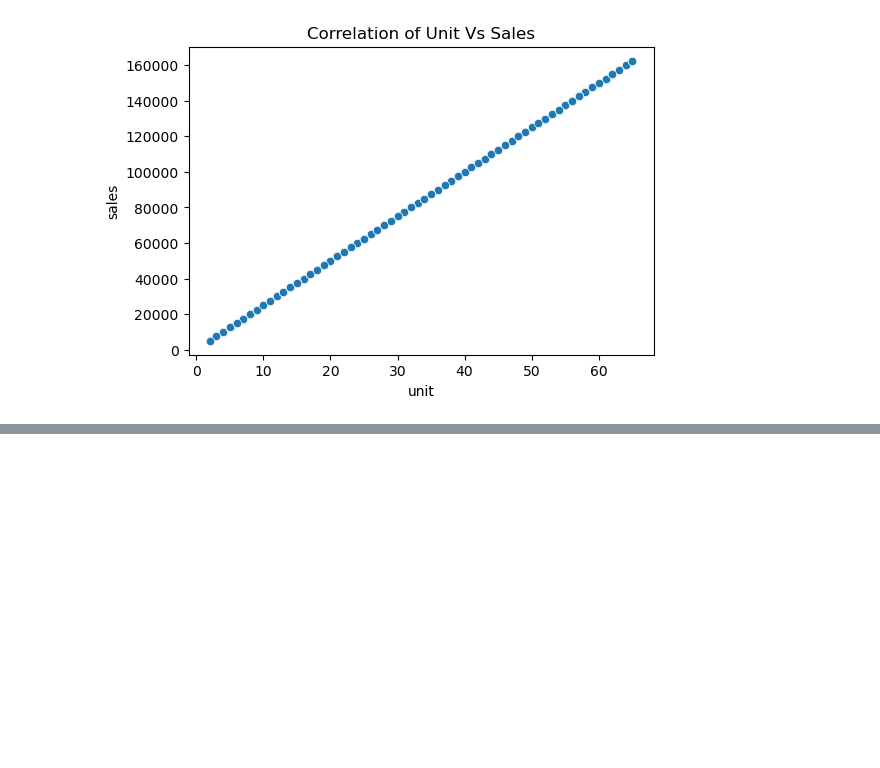
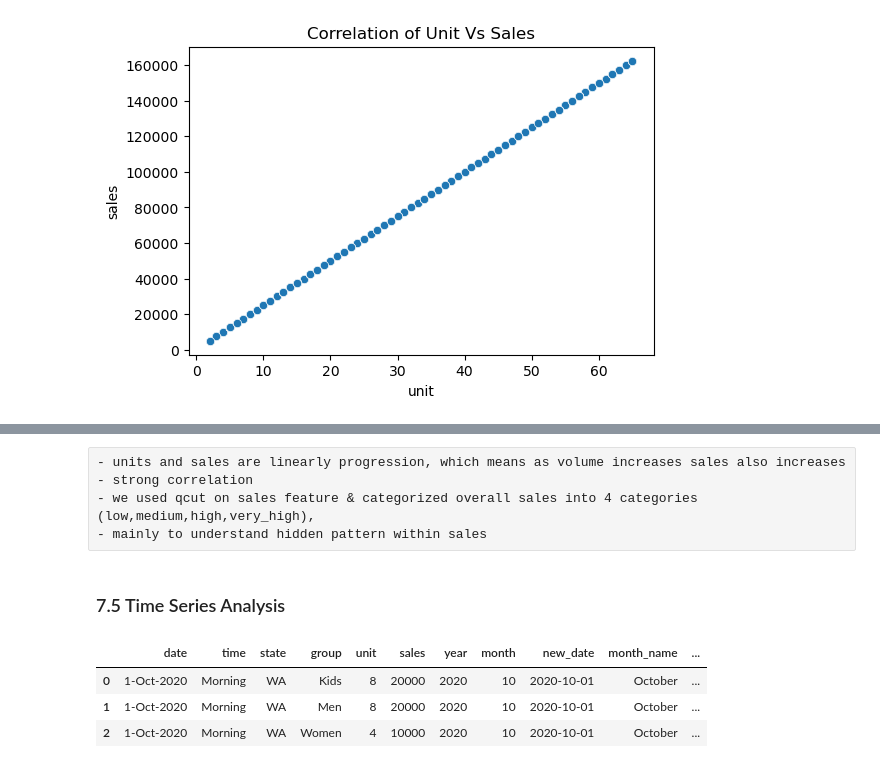
Before and after one commit to ravitejalearnings/DS_ML-Projects, a Jupyter notebook: Sales Analysis EDA/sales_analysis_assignment.ipynb, the cells around one changed output, grey strips where cells are left out. Cells and saved outputs as stored; diff of their text form; code cells hidden in the pictures; blank space fills up the shorter version.

```diff
--- a/Sales Analysis EDA/sales_analysis_assignment.ipynb
+++ b/Sales Analysis EDA/sales_analysis_assignment.ipynb
@@ -385,0 +535,14 @@ plt.show()
+# %% [raw]
+- units and sales are linearly progression, which means as volume increases sales also increases
+- strong correlation
+- we used qcut on sales feature & categorized overall sales into 4 categories (low,medium,high,very_high),
+- mainly to understand hidden pattern within sales
+# %% [markdown]
+### 7.5 Time Series Analysis
+# %%
+df1.head(3)
+# %% [output]
+|  | date | time | state | group | unit | sales | year | month | new_date | month_name | ... |
+| 0 | 1-Oct-2020 | Morning | WA | Kids | 8 | 20000 | 2020 | 10 | 2020-10-01 | October | ... |
+| 1 | 1-Oct-2020 | Morning | WA | Men | 8 | 20000 | 2020 | 10 | 2020-10-01 | October | ... |
+| 2 | 1-Oct-2020 | Morning | WA | Women | 4 | 10000 | 2020 | 10 | 2020-10-01 | October | ... |
```
Also changed, not shown: parts of 41 cells of this notebook.
